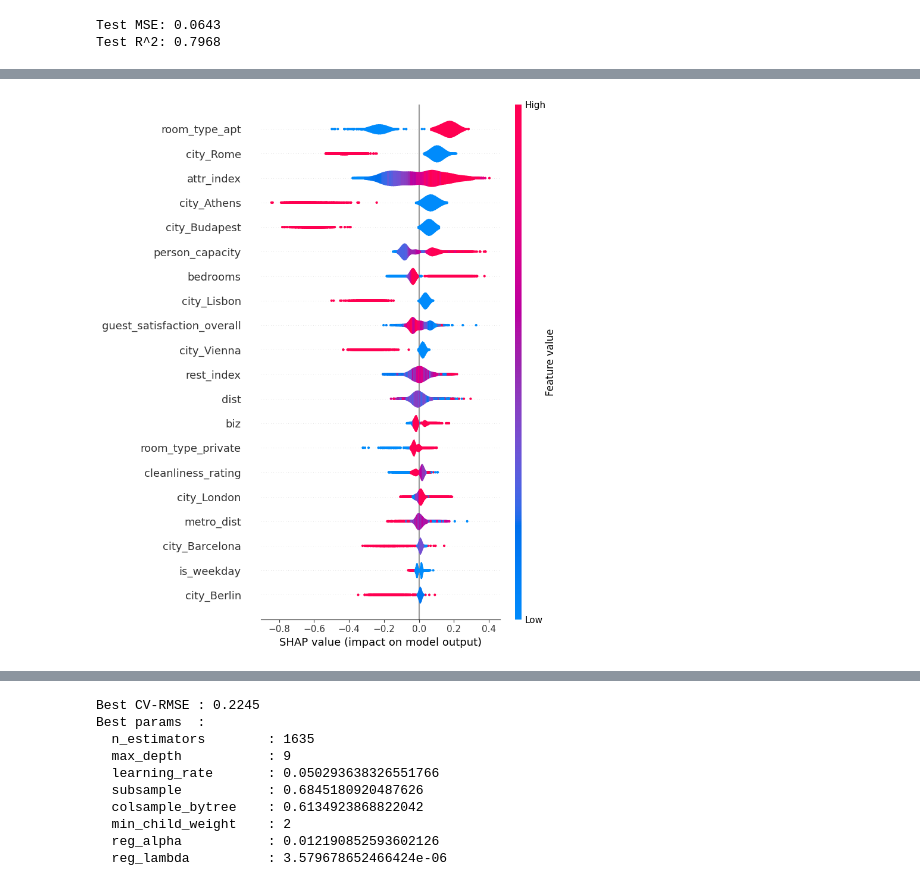
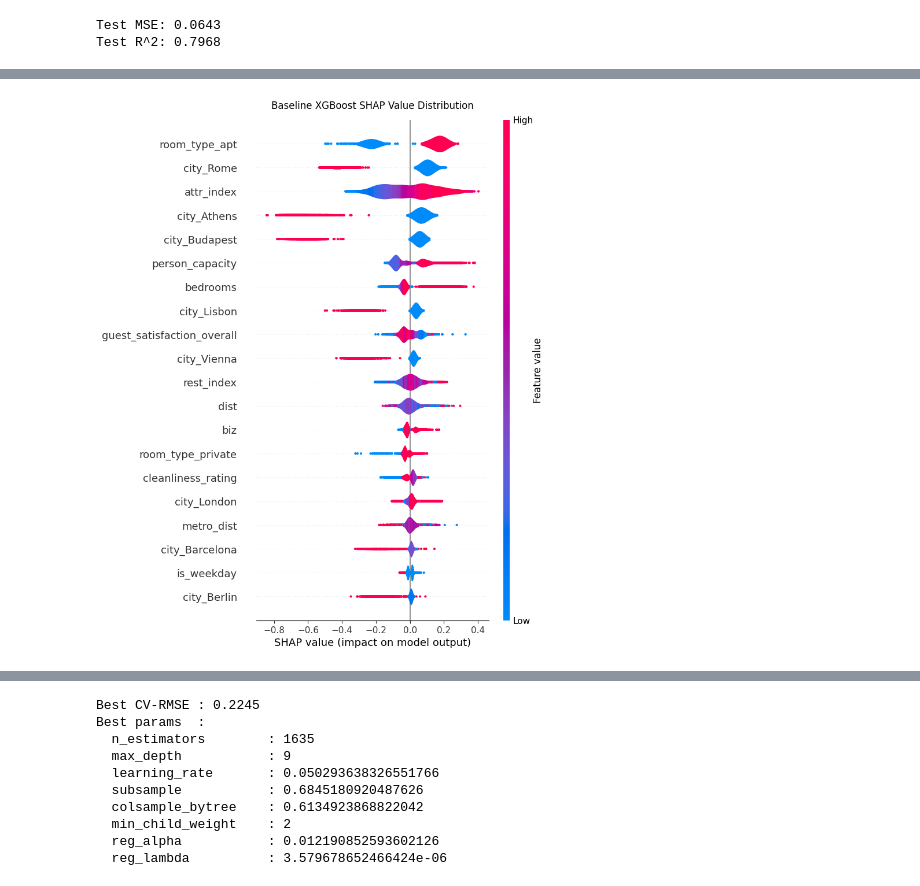
Before and after one commit to ShenghaoXue/MATH-189-Project-SP26, a Jupyter notebook: section5_advanced.ipynb, the cells around one changed output, grey strips where cells are left out. Saved outputs shown, nothing was run; the diff lists cells and outputs as text; code cells hidden in the pictures.

```diff
--- a/section5_advanced.ipynb
+++ b/section5_advanced.ipynb
@@ -11,3 +17,6 @@ from sklearn.preprocessing import OneHotEncoder
 from sklearn.compose import ColumnTransformer
 from sklearn.decomposition import PCA
 from sklearn.model_selection import train_test_split
+
+RANDOM_STATE = 42
+np.random.seed(RANDOM_STATE)
@@ -216,9 +322,16 @@ shap_values = explainer.shap_values(X_test)
 # %%
-city_dummy_names = list(
-    preprocess.named_transformers_["city_dummies"].get_feature_names_out(categorical_cols)
+# Plot baseline SHAP value distribution.
+shap.summary_plot(
+    shap_values,
+    X_test,
+    feature_names=feature_names,
+    plot_type="violin",
+    show=False,
+    rng=np.random.default_rng(RANDOM_STATE),
 )
-feature_names = numeric_cols + binary_cols + city_dummy_names
-
-shap.summary_plot(shap_values, X_test, feature_names=feature_names, plot_type='violin')
+fig = plt.gcf()
+fig.axes[0].set_title("Baseline XGBoost SHAP Value Distribution", fontsize=12, pad=14, wrap=True)
+plt.savefig("plots/section5_PlotSHAP1_baselineXGBViolin.png", dpi=300, bbox_inches="tight")
+plt.show()
 # %% [output]
-[figure, old version]
+[figure, new version]
```
Also changed, not shown: parts of 44 cells of this notebook, 33 other files.
